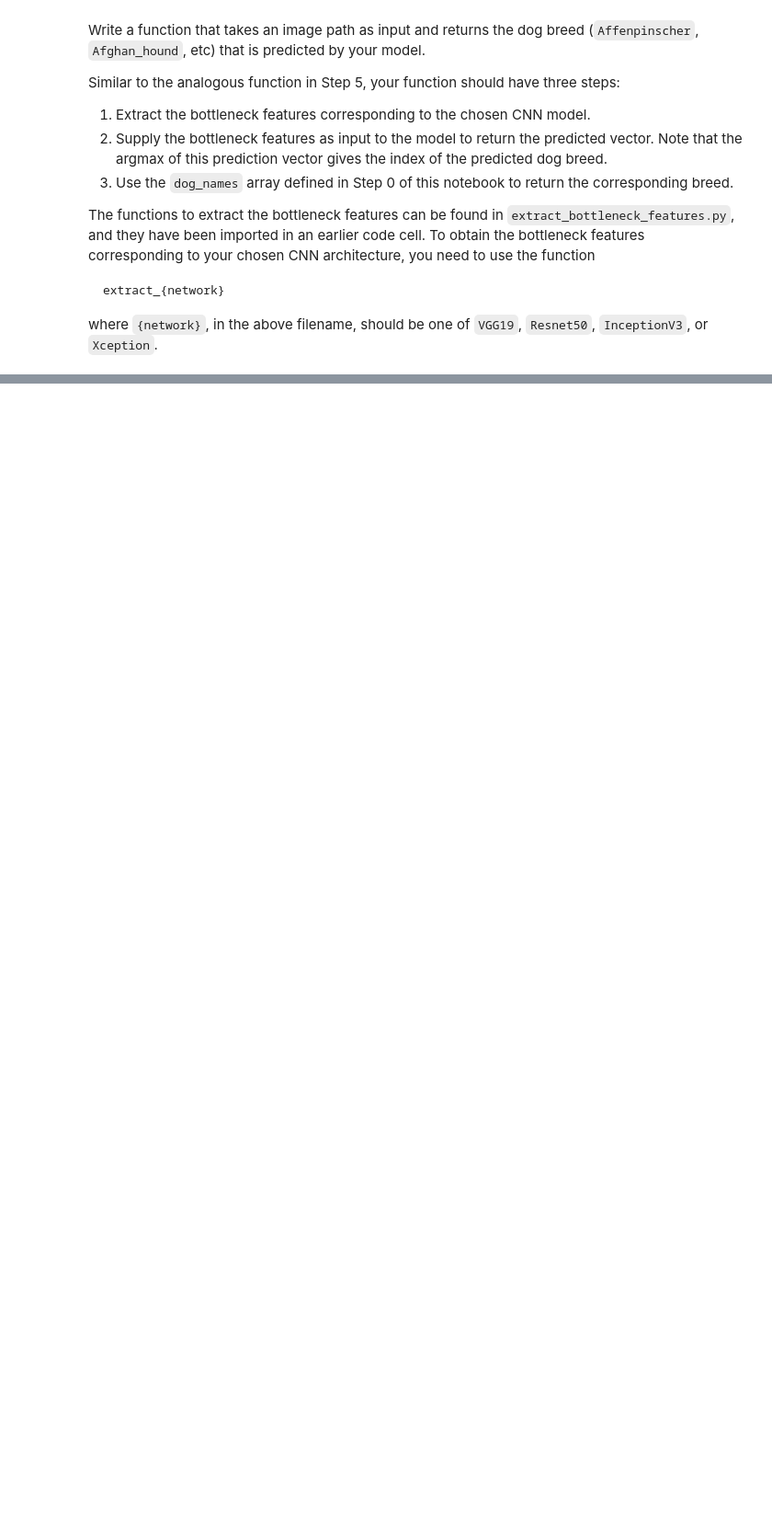
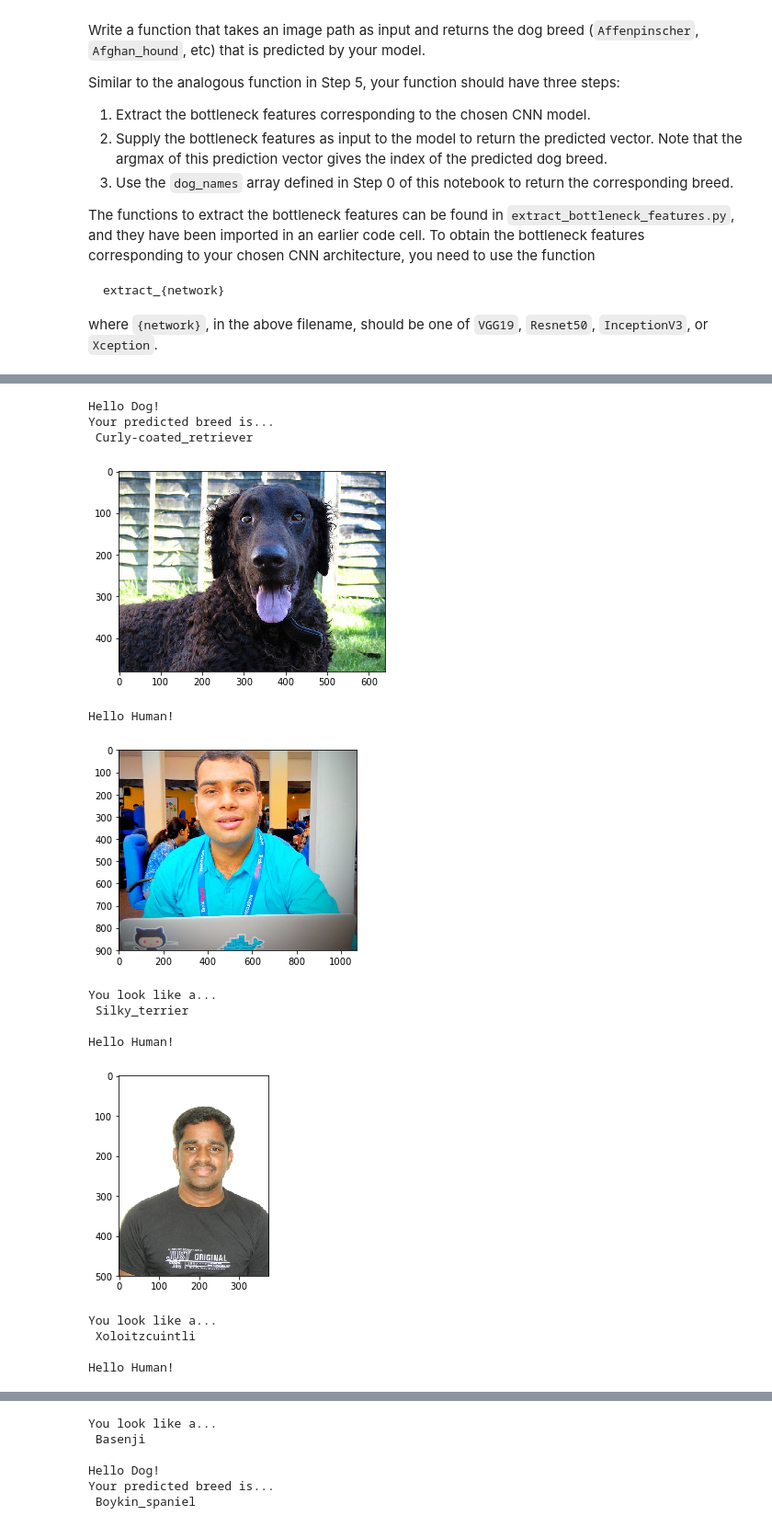
Before and after one commit to vikashvverma/machine-learning, a Jupyter notebook: mladvanced/Project/dog/dog_app.ipynb, the cells around one changed output, grey strips where cells are left out. Shown at 92% size. Drawn from its saved outputs; the diff is of its cells as text; code cells hidden in the pictures; blank space fills up the shorter version.

```diff
--- a/mladvanced/Project/dog/dog_app.ipynb
+++ b/mladvanced/Project/dog/dog_app.ipynb
@@ -635,4 +781,24 @@ __Answer:__
 # %%
 ## TODO: Execute your algorithm from Step 6 on
 ## at least 6 images on your computer.
 ## Feel free to use as many code cells as needed.
+img_paths = ['images/Curly-coated_retriever_03896.jpg', 'images/VKV.jpg', 'images/ARJ.jpg', 'images/KYA.jpg',
+             'images/American_water_spaniel_00648.jpg', 'images/Labrador_retriever_06449.jpg']
+for path in img_paths:
+    predict_breed(path)
+# %% [output]
+Hello Dog!
+Your predicted breed is...
+ Curly-coated_retriever
+[figure, added]
+Hello Human!
+[figure, added]
+You look like a...
+ Silky_terrier
+
+Hello Human!
+[figure, added]
+You look like a...
+ Xoloitzcuintli
+
+Hello Human!
@@ -638,0 +806,6 @@ __Answer:__
+You look like a...
+ Basenji
+
+Hello Dog!
+Your predicted breed is...
+ Boykin_spaniel
```
Also changed, not shown: parts of 27 cells of this notebook, 9 other files.
